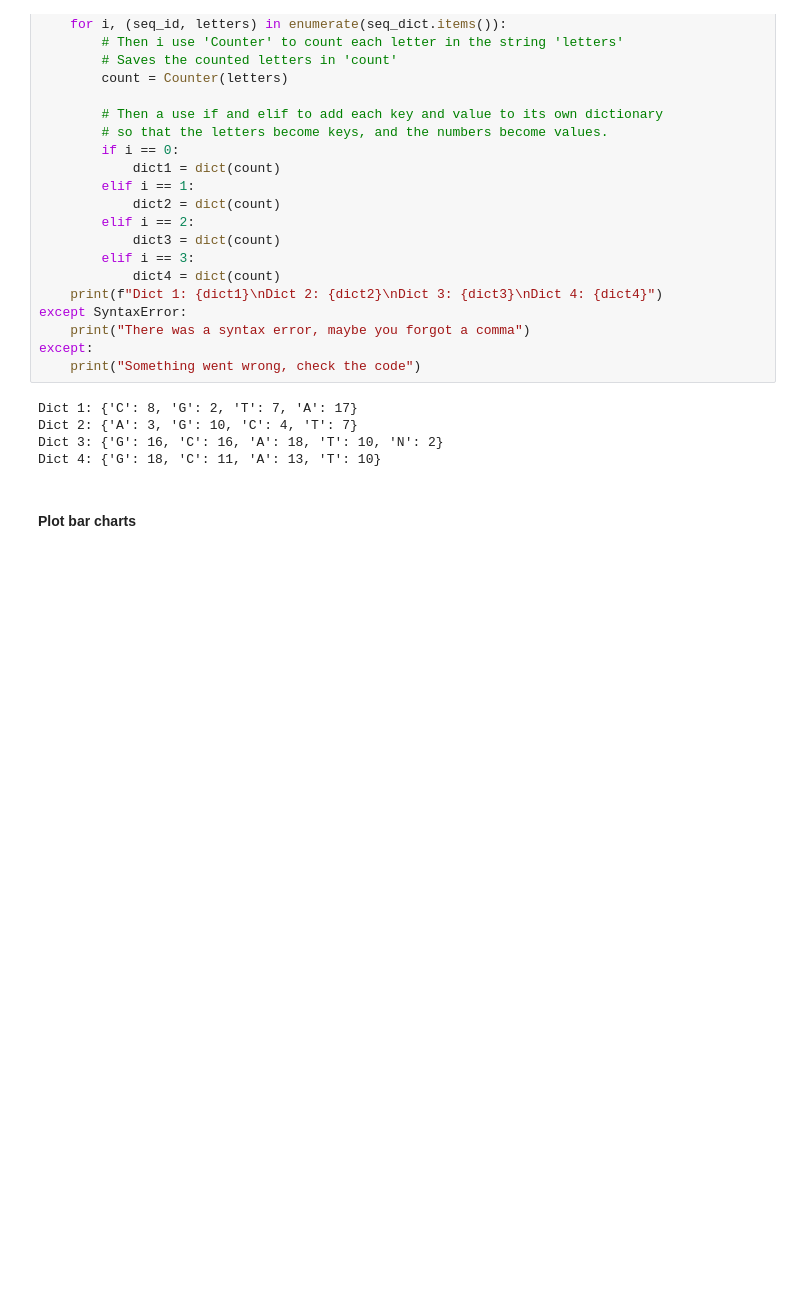
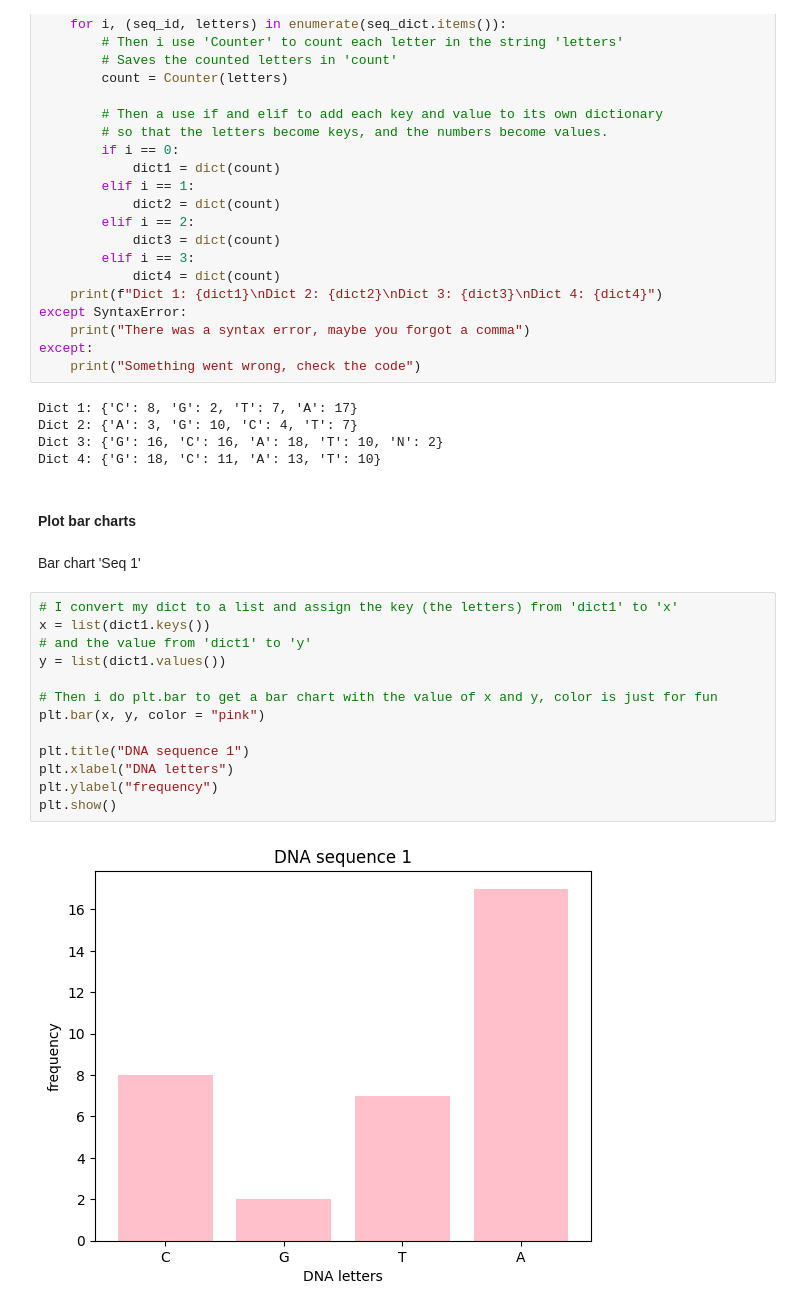
Before and after one commit to LisaYllander92/LAB1_Lisa_yllander_DE25, a Jupyter notebook: LAB_1.ipynb, the cells around one changed output. Drawn from its saved outputs; the diff is of its cells as text; blank space fills up the shorter version.

```diff
--- a/LAB_1.ipynb
+++ b/LAB_1.ipynb
@@ -111,3 +111,20 @@ Dict 3: {'G': 16, 'C': 16, 'A': 18, 'T': 10, 'N': 2}
 Dict 4: {'G': 18, 'C': 11, 'A': 13, 'T': 10}
 # %% [markdown]
 #### Plot bar charts
+# %% [markdown]
+Bar chart 'Seq 1'
+# %%
+# I convert my dict to a list and assign the key (the letters) from 'dict1' to 'x'
+x = list(dict1.keys())
+# and the value from 'dict1' to 'y'
+y = list(dict1.values())
+
+# Then i do plt.bar to get a bar chart with the value of x and y, color is just for fun
+plt.bar(x, y, color = "pink")
+
+plt.title("DNA sequence 1")
+plt.xlabel("DNA letters")
+plt.ylabel("frequency")
+plt.show()
+# %% [output]
+[figure, added]
```
Also changed, not shown: parts of 6 cells of this notebook.
